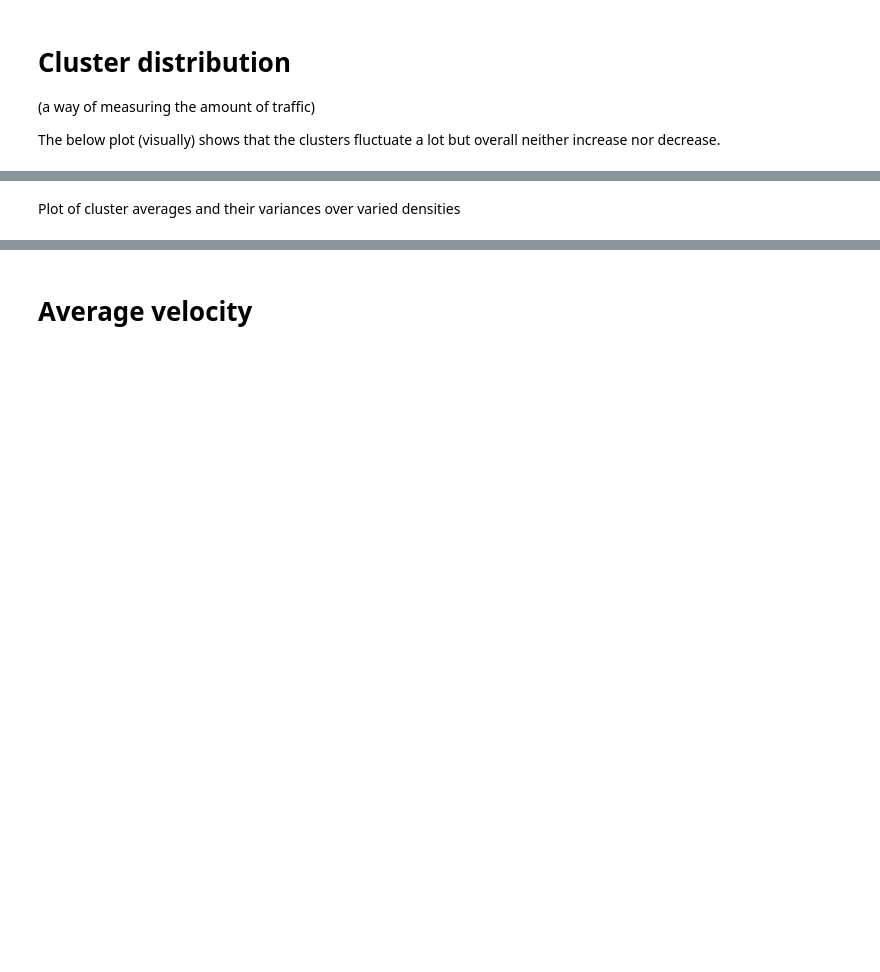
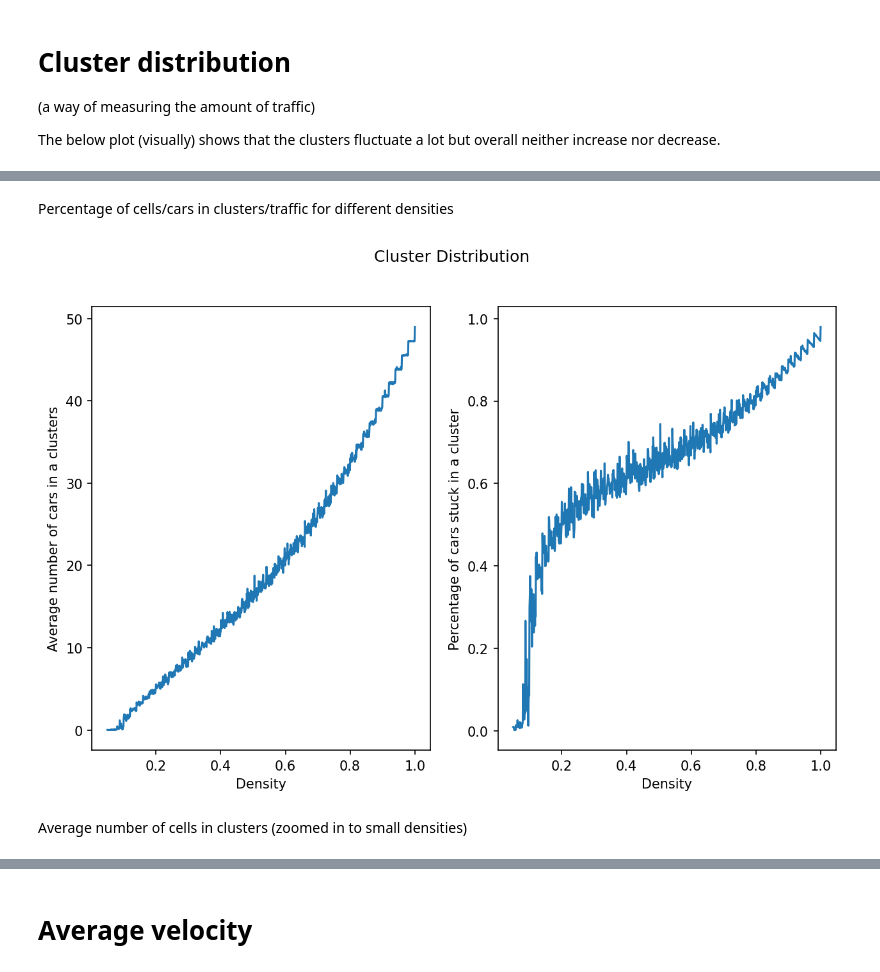
Before and after one commit to SofiaHilma/Traffic_flow_simulation, a Jupyter notebook: traffic_notebook.ipynb, the cells around one changed output, grey strips where cells are left out. Cells and saved outputs as stored; diff of their text form; code cells hidden in the pictures; blank space fills up the shorter version.

```diff
--- a/traffic_notebook.ipynb
+++ b/traffic_notebook.ipynb
@@ -118,3 +118,35 @@ This corresponds to 51.83 percent of cars stuck in traffic.
-# %% [markdown]
-Plot of cluster averages and their variances over varied densities
+# %% [markdown]
+Percentage of cells/cars in clusters/traffic for different densities
+# %%
+L = 50
+N = 10
+v_max = 5
+p = 0.8
+t_max = 1000
+densities = np.linspace(0.05, 1, 1000)
+
+cluster_averages = []
+percent_average = []
+
+for density in densities:
+    cluster_list = functions.Nagel_Schreckenberg(L, int(L * density), v_max, p, t_max)[1]
+    cluster_average = np.mean(cluster_list)
+    cluster_averages.append(cluster_average)
+    percent_average.append(cluster_average/(density*L))
+
+
+# Plotting
+fig, axs = plt.subplots(1,2, dpi=150, figsize = (10,6))
+axs[0].plot(densities, cluster_averages)
+axs[0].set_xlabel('Density')
+axs[0].set_ylabel('Average number of cars in a clusters')
+axs[1].plot(densities, percent_average)
+axs[1].set_xlabel('Density')
+axs[1].set_ylabel('Percentage of cars stuck in a cluster')
+plt.suptitle('Cluster Distribution')
+plt.show()
+# %% [output]
+[figure, added]
+# %% [markdown]
+Average number of cells in clusters (zoomed in to small densities)
 # %%
```
Also changed, not shown: parts of 7 cells of this notebook.
